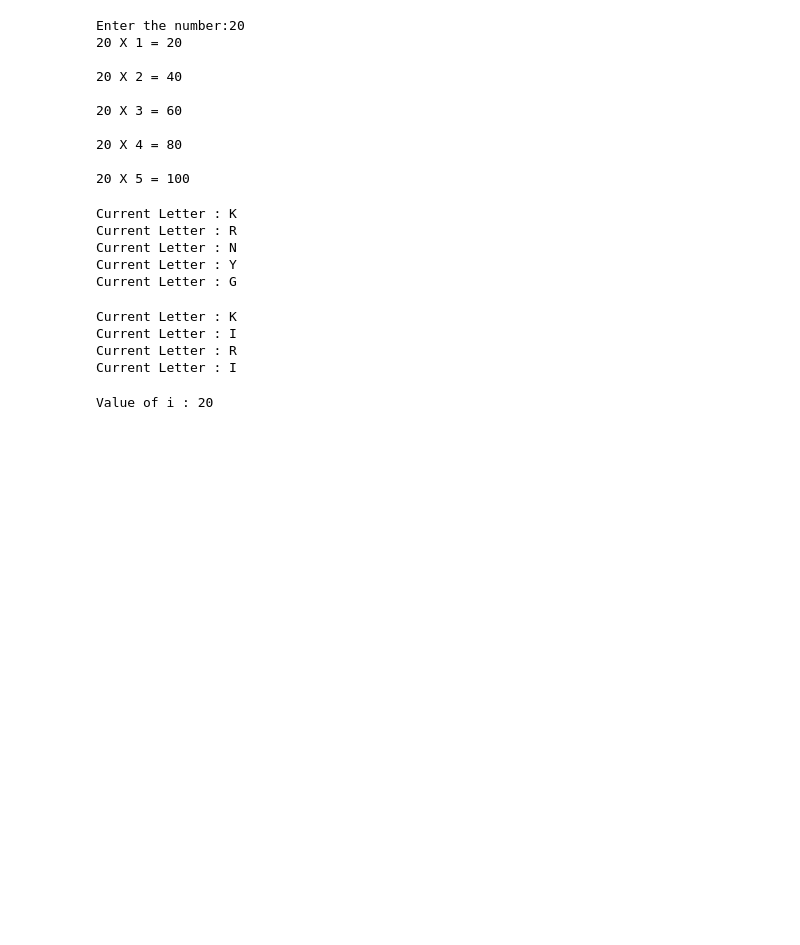
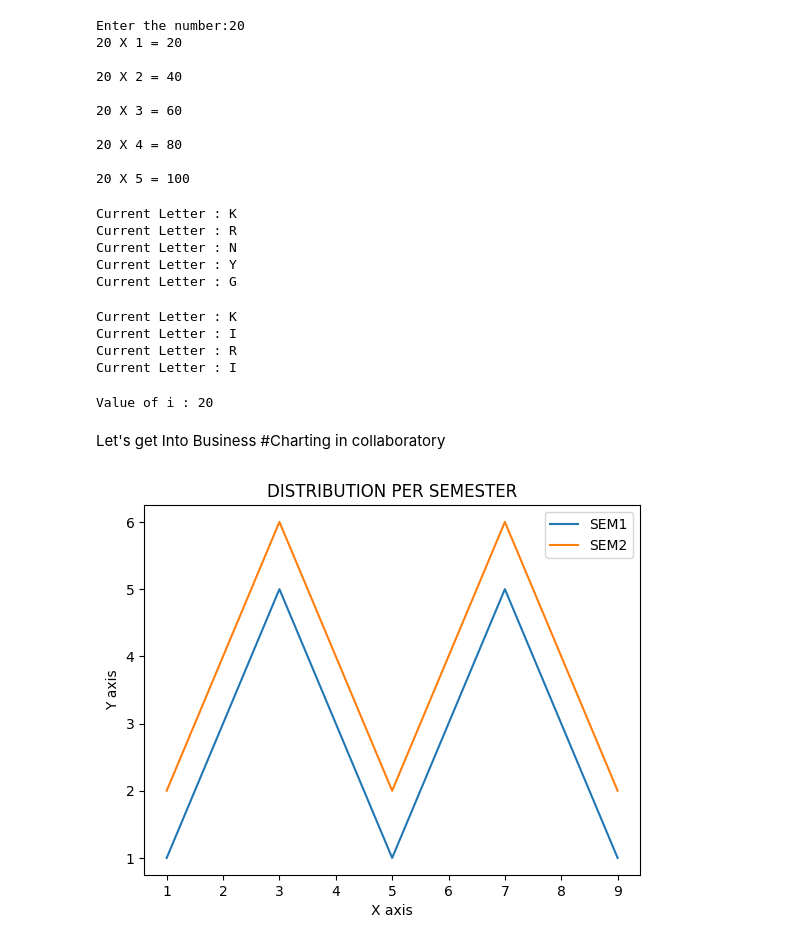
Before and after one commit to Maxwell-Muthui-Mwangi/Ballershopke-Python_Data-Science, a Jupyter notebook: Data_Science_Learning.ipynb, the cells around one changed output. Saved outputs shown, nothing was run; the diff lists cells and outputs as text; code cells hidden in the pictures; blank space fills up the shorter version.

```diff
--- a/Data_Science_Learning.ipynb
+++ b/Data_Science_Learning.ipynb
@@ -495,3 +495,23 @@ while i < len(str1):
 print('Value of i :', i)
 # %% [output]
 Value of i : 20
+# %% [markdown]
+Let's get Into Business
+#Charting in collaboratory
+# %%
+#Line Plots
+#EXAMPLE 1:
+import matplotlib.pyplot as plt #creating static, animated, and interactive visualizations
+x = [1, 2, 3, 4, 5, 6, 7, 8, 9]
+y1 = [1, 3, 5, 3, 1, 3, 5, 3, 1]
+y2 = [2, 4, 6, 4, 2, 4, 6, 4, 2]
+plt.plot(x, y1, label="SEM1")
+plt.plot(x, y2, label="SEM2")
+plt.plot()
+plt.xlabel("X axis")
+plt.ylabel("Y axis")
+plt.title("DISTRIBUTION PER SEMESTER")
+plt.legend() #used to describe elements for a particular area of a graph
+plt.show()
+# %% [output]
+[figure, added]
```
Also changed, not shown: parts of 3 cells of this notebook.
